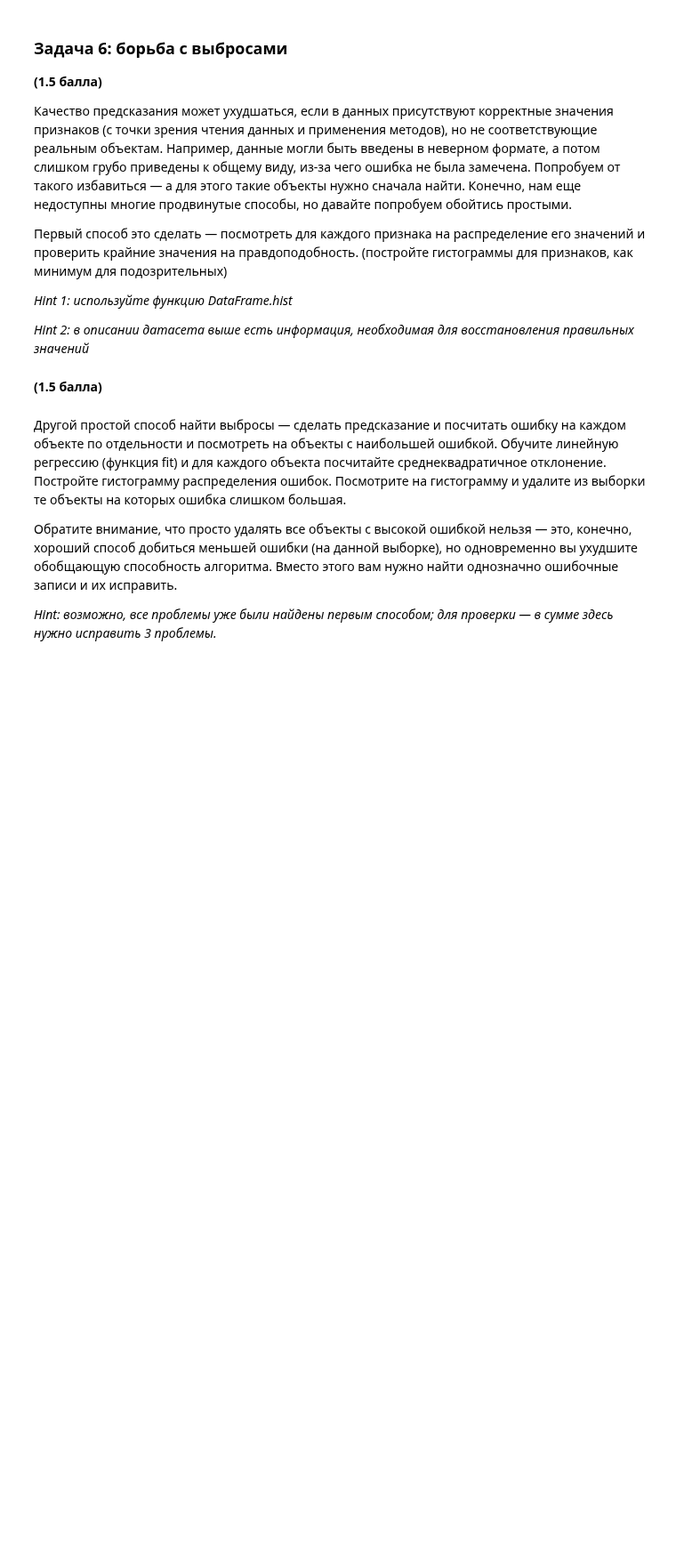
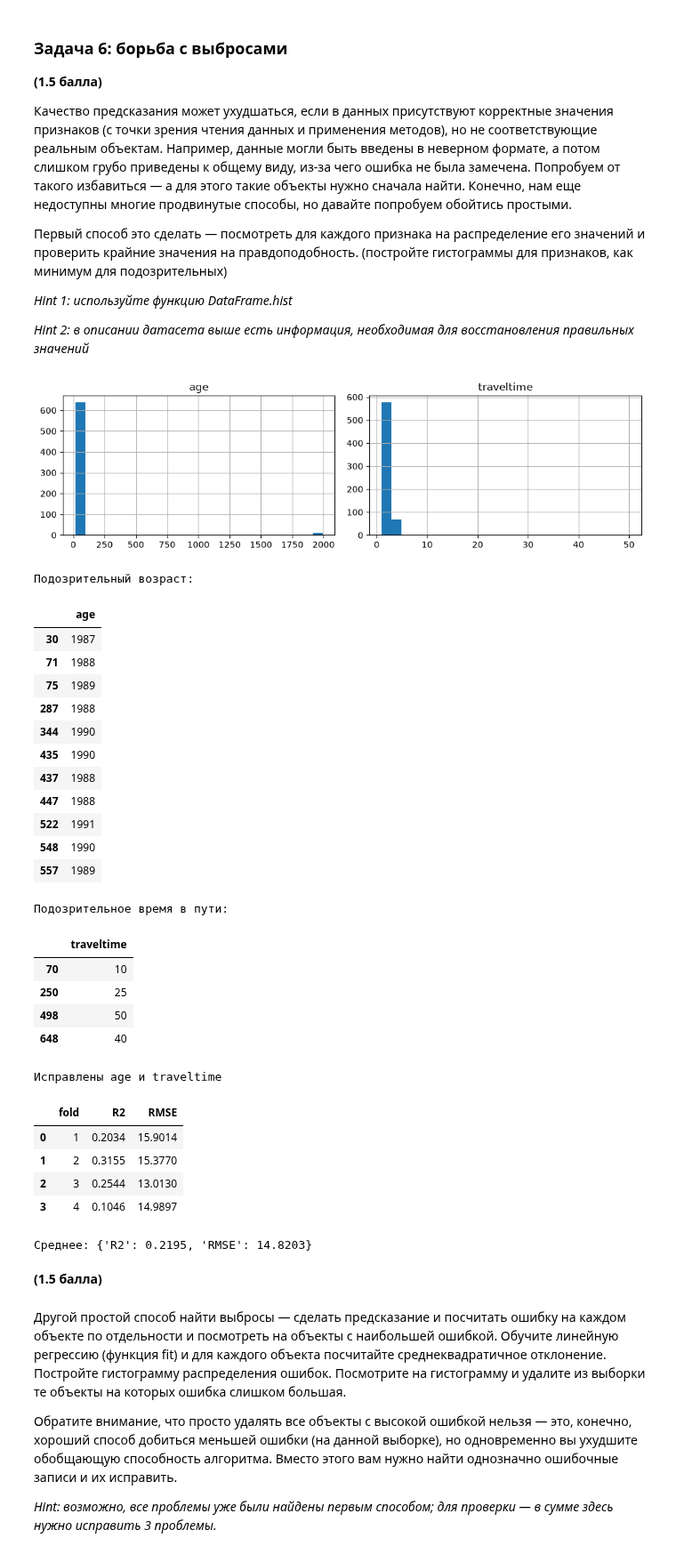
Before and after one commit to K35177/ML_Kamalov, a Jupyter notebook: taks_linreg/task/task_linreg_practice.ipynb, the cells around one changed output. Shown at 89% size. Saved outputs shown, nothing was run; the diff lists cells and outputs as text; code cells hidden in the pictures; blank space fills up the shorter version.

```diff
--- a/taks_linreg/task/task_linreg_practice.ipynb
+++ b/taks_linreg/task/task_linreg_practice.ipynb
@@ -90,0 +194,17 @@ school_suport число в строке значит что i-ый школьн
+# %%
+# В attendance.csv первая строка — номера 32 занятий, '+' означает присутствие.
+attendance = pd.read_csv("attendance.csv", sep=";")
+classes_attended = attendance.eq("+").sum(axis=1)
+
+# Файл содержит только индексы получателей помощи, а не 649 значений.
+support_ids = np.loadtxt("school_support.txt", dtype=int)
+school_support = pd.Series(0, index=data.index, dtype=int)
+school_support.loc[support_ids] = 1
+
+data_full = data.assign(
+    classes_attended=classes_attended,
+    school_support=school_support,
+)
+
+display(data_full[["classes_attended", "school_support"]].describe())
+full_report = evaluate_cv(data_full, result, "Добавлены посещаемость и матпомощь")
@@ -106,3 +240,60 @@ __(1.5 балла)__
+# %%
+# Диапазоны из условия позволяют увидеть неправдоподобные значения.
+data_full[["age", "traveltime"]].hist(bins=25, figsize=(10, 3))
+plt.tight_layout()
+plt.show()
+
+print("Подозрительный возраст:")
+display(data_full.loc[data_full["age"] > 100, ["age"]])
+print("Подозрительное время в пути:")
+display(data_full.loc[data_full["traveltime"] > 4, ["traveltime"]])
+
+data_clean = data_full.copy()
+
+# Вместо возраста в нескольких строках записан год рождения.
+birth_year_mask = data_clean["age"] > 100
+data_clean.loc[birth_year_mask, "age"] = 2006 - data_clean.loc[birth_year_mask, "age"]
+
+# Вместо категории в четырёх строках записано число минут.
+travel_mask = data_clean["traveltime"] > 4
+data_clean.loc[travel_mask, "traveltime"] = pd.cut(
+    data_clean.loc[travel_mask, "traveltime"],
+    bins=[-np.inf, 15, 30, 60, np.inf],
+    labels=[1, 2, 3, 4],
+    right=False,
+).astype(int)
+
+features_clean_report = evaluate_cv(
+    data_clean, result, "Исправлены age и traveltime"
+)
+# %% [output]
+[figure, added]
+Подозрительный возраст:
+|  | age |
+| 30 | 1987 |
+| 71 | 1988 |
+| 75 | 1989 |
+| 287 | 1988 |
+| 344 | 1990 |
+| 435 | 1990 |
+| 437 | 1988 |
+| 447 | 1988 |
+| 522 | 1991 |
+| 548 | 1990 |
+| 557 | 1989 |
+Подозрительное время в пути:
+|  | traveltime |
+| 70 | 10 |
+| 250 | 25 |
+| 498 | 50 |
+| 648 | 40 |
+Исправлены age и traveltime
+|  | fold | R2 | RMSE |
+| 0 | 1 | 0.2034 | 15.9014 |
+| 1 | 2 | 0.3155 | 15.3770 |
+| 2 | 3 | 0.2544 | 13.0130 |
+| 3 | 4 | 0.1046 | 14.9897 |
+Среднее: {'R2': 0.2195, 'RMSE': 14.8203}
 # %% [markdown]
 __(1.5 балла)__
 # %% [markdown]
```
Also changed, not shown: parts of 17 cells of this notebook.
